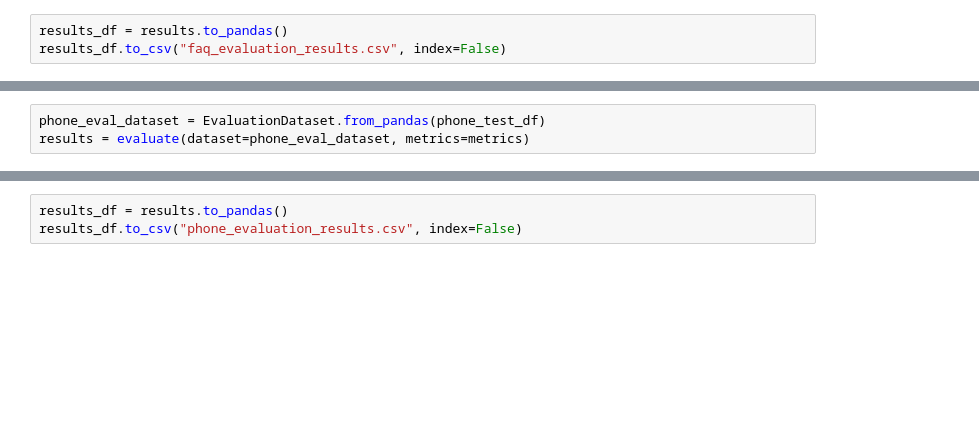
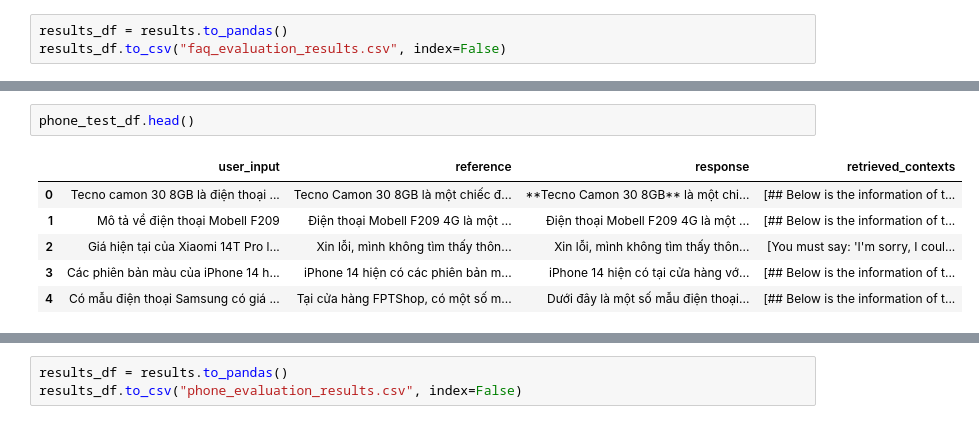
Before and after one commit to ntp2003/chatbot-tlcn, a Jupyter notebook: eval.ipynb, the cells around one changed output, grey strips where cells are left out. Cells and saved outputs as stored; diff of their text form; blank space fills up the shorter version.

```diff
--- a/eval.ipynb
+++ b/eval.ipynb
@@ -336,3 +268,9 @@ WHERE phones.brand_code = %(brand_code_1)s ORDER BY phones.score DESC
-# %%
-phone_eval_dataset = EvaluationDataset.from_pandas(phone_test_df)
-results = evaluate(dataset=phone_eval_dataset, metrics=metrics)
+# %%
+phone_test_df.head()
+# %% [output]
+|  | user_input | reference | response | retrieved_contexts |
+| 0 | Tecno camon 30 8GB là điện thoại ... | Tecno Camon 30 8GB là một chiếc đ... | **Tecno Camon 30 8GB** là một chi... | [## Below is the information of t... |
+| 1 | Mô tả về điện thoại Mobell F209 | Điện thoại Mobell F209 4G là một ... | Điện thoại Mobell F209 4G là một ... | [## Below is the information of t... |
+| 2 | Giá hiện tại của Xiaomi 14T Pro l... | Xin lỗi, mình không tìm thấy thôn... | Xin lỗi, mình không tìm thấy thôn... | [You must say: 'I'm sorry, I coul... |
+| 3 | Các phiên bản màu của iPhone 14 h... | iPhone 14 hiện có các phiên bản m... | iPhone 14 hiện có tại cửa hàng vớ... | [## Below is the information of t... |
+| 4 | Có mẫu điện thoại Samsung có giá ... | Tại cửa hàng FPTShop, có một số m... | Dưới đây là một số mẫu điện thoại... | [## Below is the information of t... |
```
Also changed, not shown: parts of 16 cells of this notebook.
